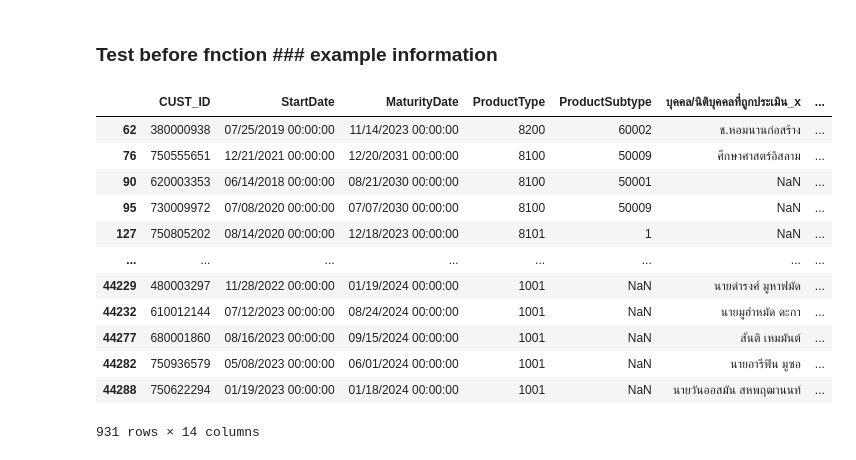
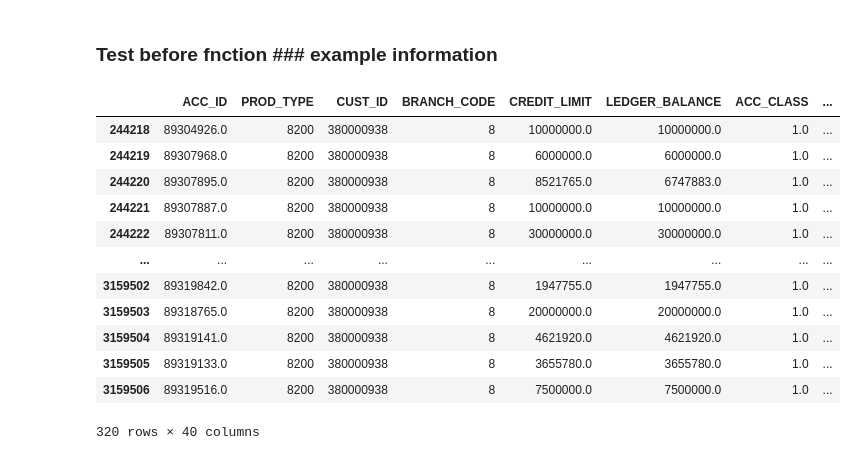
Before and after one commit to Taecpy/CRR_SICR, a Jupyter notebook: PrepareCRR_SICR.ipynb, the cells around one changed output. Cells and saved outputs as stored; diff of their text form; code cells hidden in the pictures.

```diff
--- a/PrepareCRR_SICR.ipynb
+++ b/PrepareCRR_SICR.ipynb
@@ -590,23 +575,23 @@ CRR_SICR = analize_sicr(data)
 # %% [markdown]
 ### Test before fnction ### example information
+# %%
+df_p[df_p['CUST_ID'] == 380000938]
+# %% [output]
+|  | ACC_ID | PROD_TYPE | CUST_ID | BRANCH_CODE | CREDIT_LIMIT | LEDGER_BALANCE | ACC_CLASS | ... |
+| 244218 | 89304926.0 | 8200 | 380000938 | 8 | 10000000.0 | 10000000.0 | 1.0 | ... |
+| 244219 | 89307968.0 | 8200 | 380000938 | 8 | 6000000.0 | 6000000.0 | 1.0 | ... |
+| 244220 | 89307895.0 | 8200 | 380000938 | 8 | 8521765.0 | 6747883.0 | 1.0 | ... |
+| 244221 | 89307887.0 | 8200 | 380000938 | 8 | 10000000.0 | 10000000.0 | 1.0 | ... |
+| 244222 | 89307811.0 | 8200 | 380000938 | 8 | 30000000.0 | 30000000.0 | 1.0 | ... |
+| ... | ... | ... | ... | ... | ... | ... | ... | ... |
+| 3159502 | 89319842.0 | 8200 | 380000938 | 8 | 1947755.0 | 1947755.0 | 1.0 | ... |
+| 3159503 | 89318765.0 | 8200 | 380000938 | 8 | 20000000.0 | 20000000.0 | 1.0 | ... |
+| 3159504 | 89319141.0 | 8200 | 380000938 | 8 | 4621920.0 | 4621920.0 | 1.0 | ... |
+| 3159505 | 89319133.0 | 8200 | 380000938 | 8 | 3655780.0 | 3655780.0 | 1.0 | ... |
+| 3159506 | 89319516.0 | 8200 | 380000938 | 8 | 7500000.0 | 7500000.0 | 1.0 | ... |
+320 rows × 40 columns
 # %%
 df_ex = pd.read_excel('backup\CRR_SICR_เเก้ไขส่งให้พี่เคี้ยง.xlsx')
 df_ex = df_ex.dropna(subset=['วันที่ประเมิน_originate'])
 df_ex = df_ex.dropna(subset=['CUST_ID'])
-# %%
-df_ex
-# %% [output]
-|  | CUST_ID | StartDate | MaturityDate | ProductType | ProductSubtype | บุคคล/นิติบุคคลที่ถูกประเมิน_x | ... |
-| 62 | 380000938 | 07/25/2019 00:00:00 | 11/14/2023 00:00:00 | 8200 | 60002 | ช.หอมนานก่อสร้าง | ... |
-| 76 | 750555651 | 12/21/2021 00:00:00 | 12/20/2031 00:00:00 | 8100 | 50009 | ศึกษาศาสตร์อิสลาม | ... |
-| 90 | 620003353 | 06/14/2018 00:00:00 | 08/21/2030 00:00:00 | 8100 | 50001 | NaN | ... |
-| 95 | 730009972 | 07/08/2020 00:00:00 | 07/07/2030 00:00:00 | 8100 | 50009 | NaN | ... |
-| 127 | 750805202 | 08/14/2020 00:00:00 | 12/18/2023 00:00:00 | 8101 | 1 | NaN | ... |
-| ... | ... | ... | ... | ... | ... | ... | ... |
-| 44229 | 480003297 | 11/28/2022 00:00:00 | 01/19/2024 00:00:00 | 1001 | NaN | นายดำรงศ์ มูหาฟมัด | ... |
-| 44232 | 610012144 | 07/12/2023 00:00:00 | 08/24/2024 00:00:00 | 1001 | NaN | นายมูฮำหมัด ดะกา | ... |
-| 44277 | 680001860 | 08/16/2023 00:00:00 | 09/15/2024 00:00:00 | 1001 | NaN | สันติ เหมมันต์ | ... |
-| 44282 | 750936579 | 05/08/2023 00:00:00 | 06/01/2024 00:00:00 | 1001 | NaN | นายอารีฟิน มูซอ | ... |
-| 44288 | 750622294 | 01/19/2023 00:00:00 | 01/18/2024 00:00:00 | 1001 | NaN | นายวันออสมัน สหพฤฒานนท์ | ... |
-931 rows × 14 columns
 # %%
```
Also changed, not shown: parts of 11 cells of this notebook, 23 other files.
